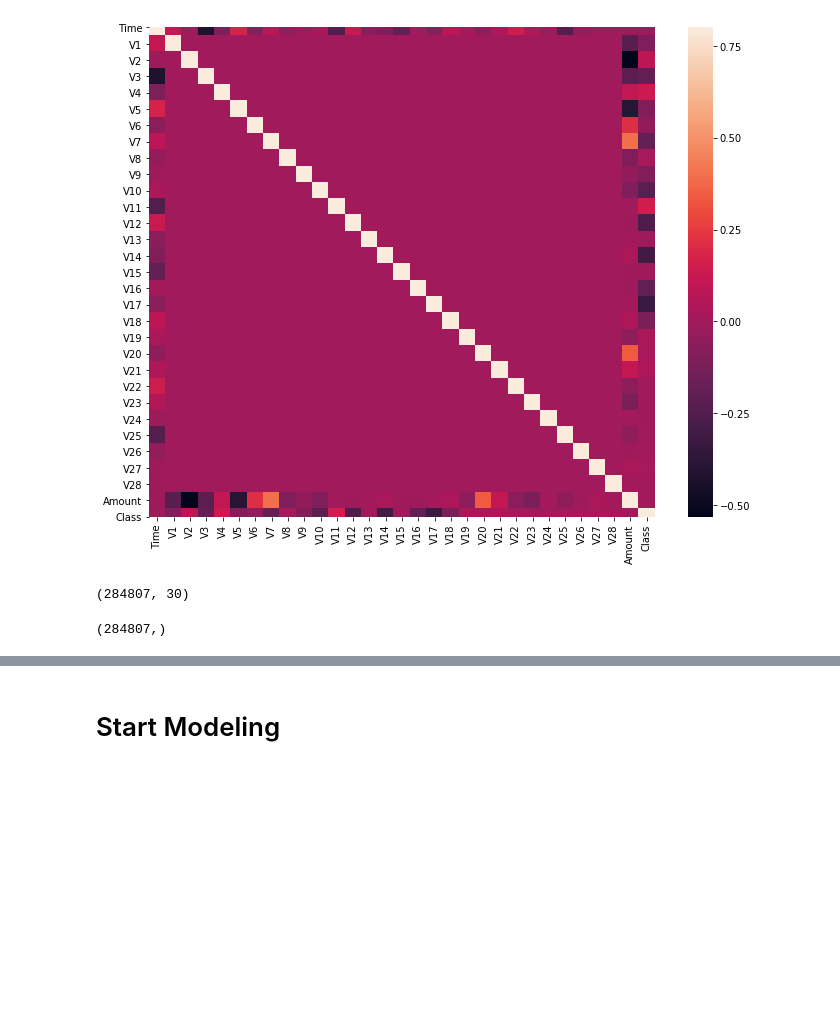
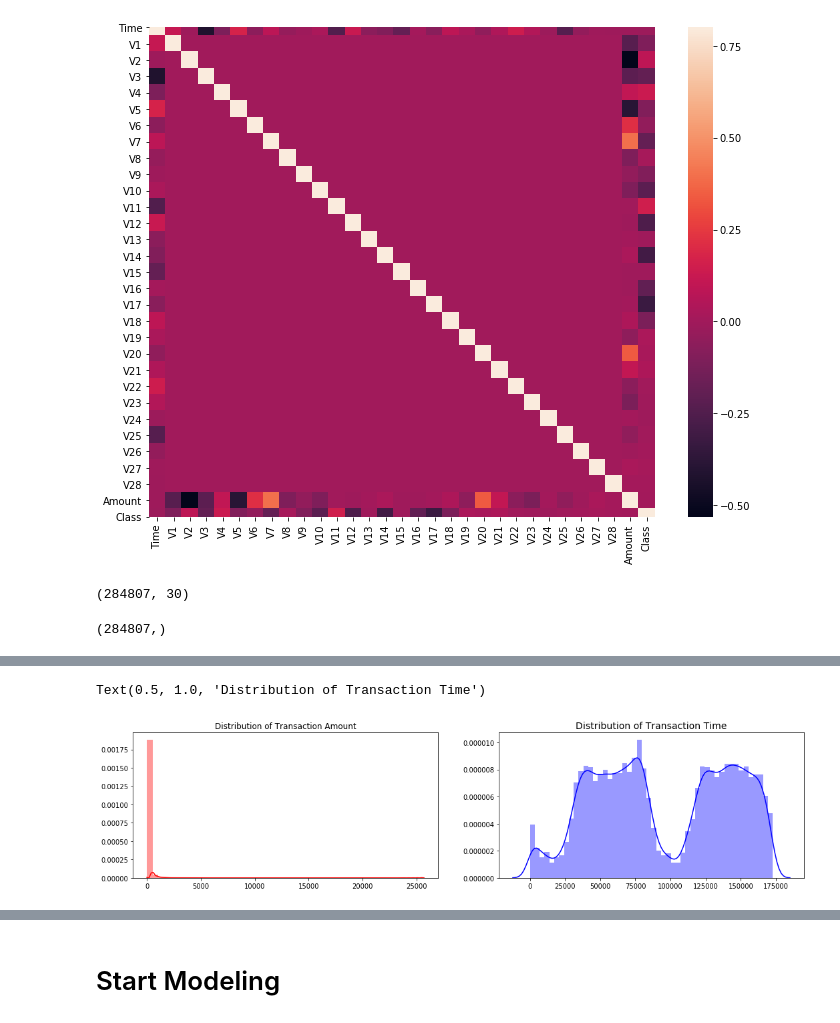
Before and after one commit to jcanque777/credit_card_fraud, a Jupyter notebook: creditcardfraud.ipynb, the cells around one changed output, grey strips where cells are left out. Saved outputs shown, nothing was run; the diff lists cells and outputs as text; code cells hidden in the pictures; blank space fills up the shorter version.

```diff
--- a/creditcardfraud.ipynb
+++ b/creditcardfraud.ipynb
@@ -163,0 +262,10 @@ y.shape
+# %%
+fig, ax = plt.subplots(1,2,figsize=(18,4))
+sns.distplot(df['Amount'].values, ax=ax[0], color='r')
+ax[0].set_title('Distribution of Transaction Amount')
+
+sns.distplot(df['Time'].values, ax = ax[1], color = 'b')
+ax[1].set_title('Distribution of Transaction Time', fontsize = 14)
+# %% [output]
+Text(0.5, 1.0, 'Distribution of Transaction Time')
+[figure, added]
```
Also changed, not shown: parts of 20 cells of this notebook.
